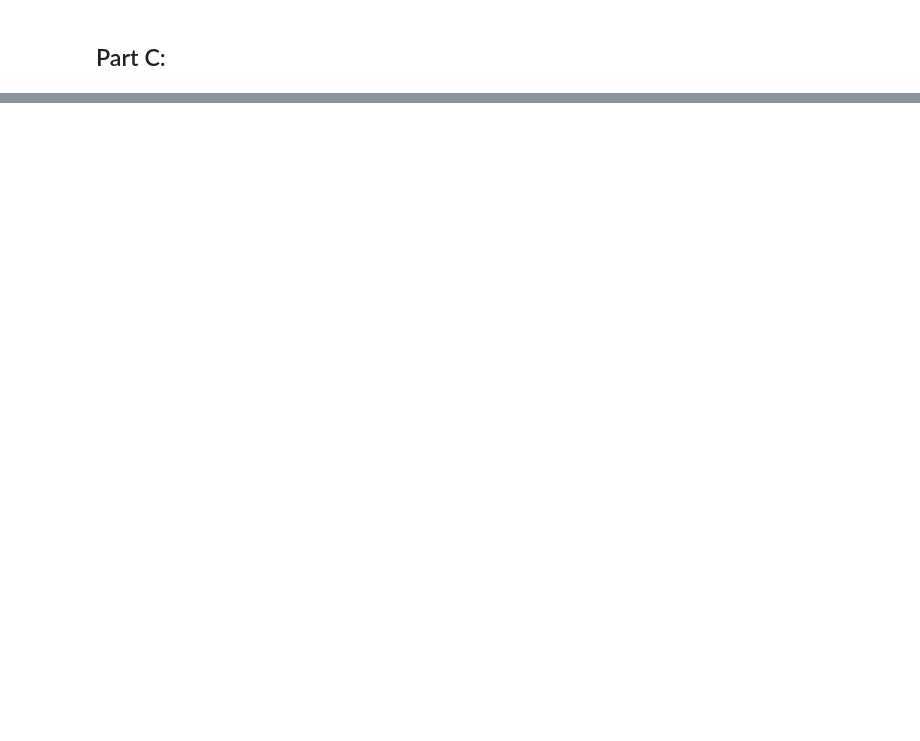
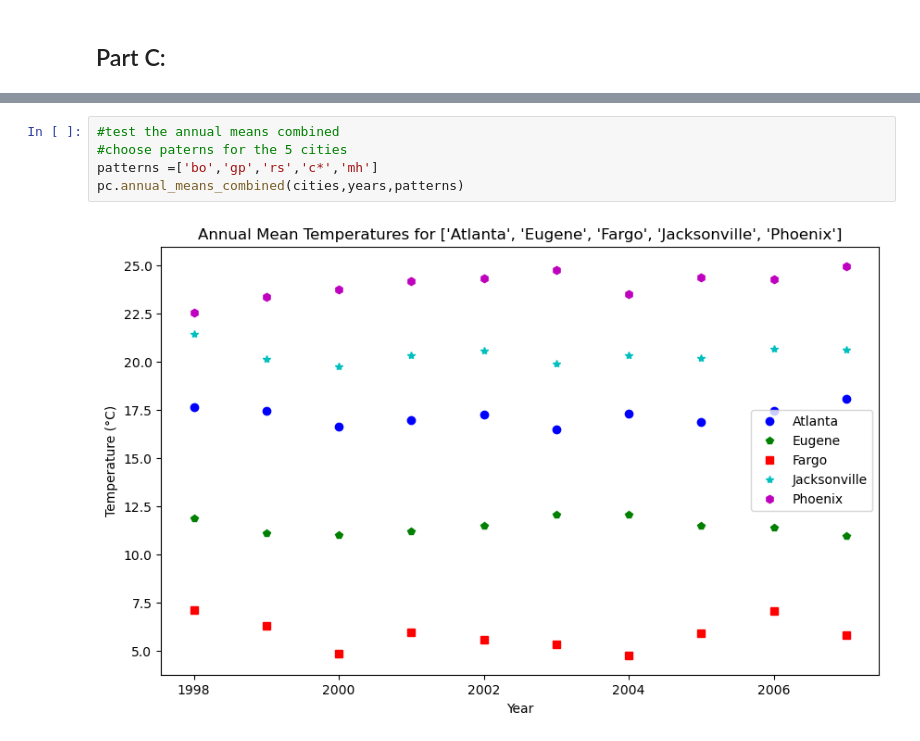
Before and after one commit to carloscaeduardo/Assignment4ML, a Jupyter notebook: A4starter/Assignment.ipynb, the cells around one changed output, grey strips where cells are left out. Saved outputs shown, nothing was run; the diff lists cells and outputs as text; blank space fills up the shorter version.

Commit message:
Changes in PartB.py to retrieve only temperatures in getYearlyTemperatures() and PartC.py working and tested up to annualMeansCombined()

```diff
--- a/A4starter/Assignment.ipynb
+++ b/A4starter/Assignment.ipynb
@@ -66,0 +82,7 @@ TypeError: iteration over a 0-d array
+# %%
+#test the annual means combined
+#choose paterns for the 5 cities
+patterns =['bo','gp','rs','c*','mh']
+pc.annual_means_combined(cities,years,patterns)
+# %% [output]
+[figure, added]
```
Also changed, not shown: parts of 5 cells of this notebook, 10 other files.
